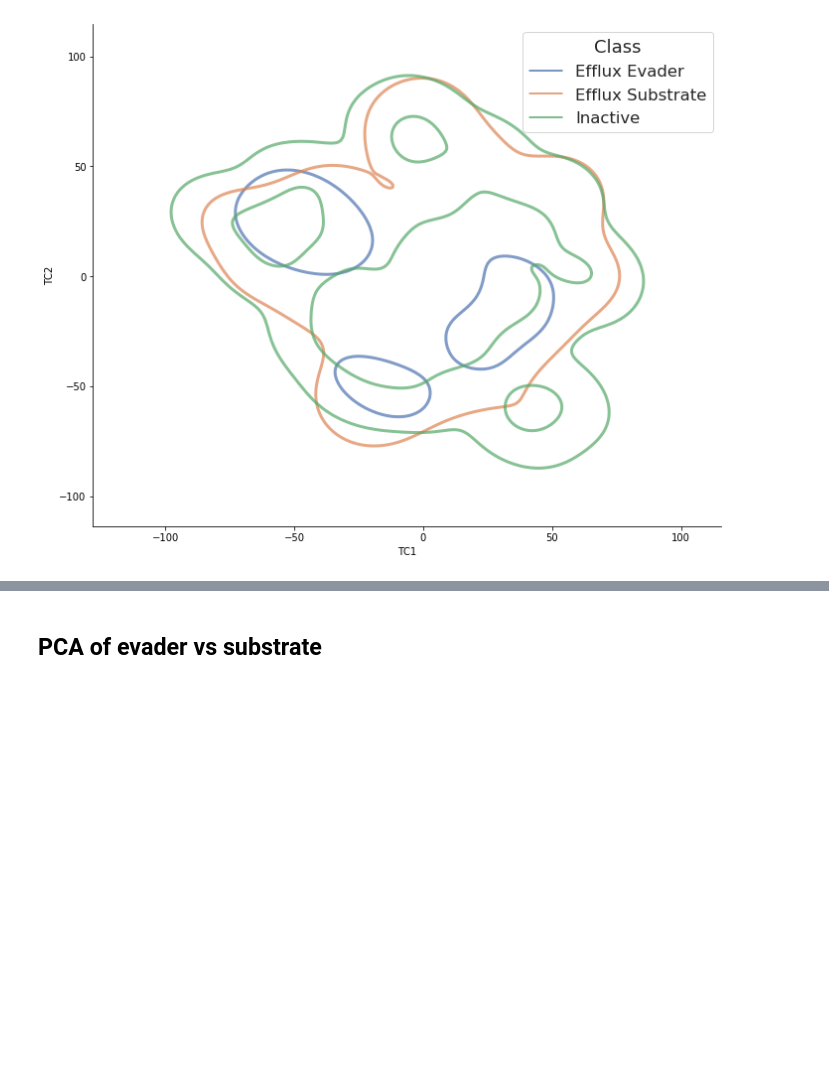
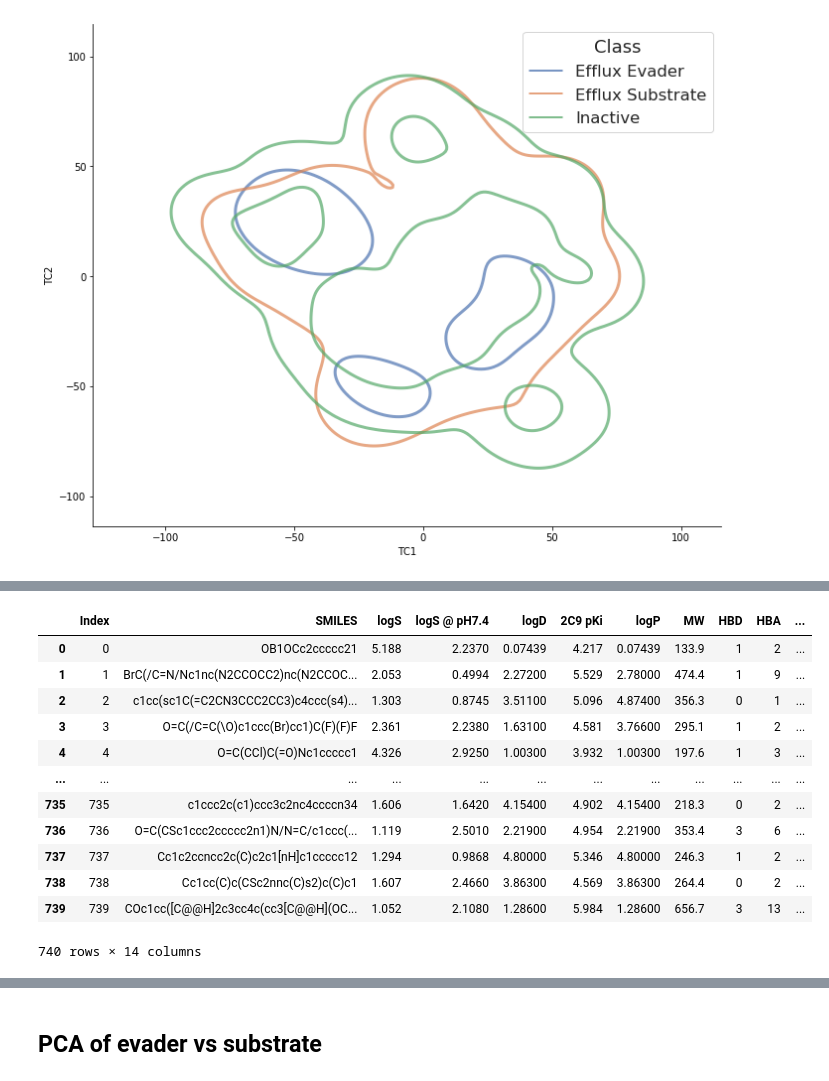
Before and after one commit to domgurvic/co_add_efflux, a Jupyter notebook: co_add/co_add_chaser.ipynb, the cells around one changed output, grey strips where cells are left out. Drawn from its saved outputs; the diff is of its cells as text; code cells hidden in the pictures; blank space fills up the shorter version.

```diff
--- a/co_add/co_add_chaser.ipynb
+++ b/co_add/co_add_chaser.ipynb
@@ -812,0 +843,16 @@ plt.savefig('figures/tsne_all_contour.png', dpi=600)
+# %%
+sub_and_evade_logd
+# %% [output]
+|  | Index | SMILES | logS | logS @ pH7.4 | logD | 2C9 pKi | logP | MW | HBD | HBA | ... |
+| 0 | 0 | OB1OCc2ccccc21 | 5.188 | 2.2370 | 0.07439 | 4.217 | 0.07439 | 133.9 | 1 | 2 | ... |
+| 1 | 1 | BrC(/C=N/Nc1nc(N2CCOCC2)nc(N2CCOC... | 2.053 | 0.4994 | 2.27200 | 5.529 | 2.78000 | 474.4 | 1 | 9 | ... |
+| 2 | 2 | c1cc(sc1C(=C2CN3CCC2CC3)c4ccc(s4)... | 1.303 | 0.8745 | 3.51100 | 5.096 | 4.87400 | 356.3 | 0 | 1 | ... |
+| 3 | 3 | O=C(/C=C(\O)c1ccc(Br)cc1)C(F)(F)F | 2.361 | 2.2380 | 1.63100 | 4.581 | 3.76600 | 295.1 | 1 | 2 | ... |
+| 4 | 4 | O=C(CCl)C(=O)Nc1ccccc1 | 4.326 | 2.9250 | 1.00300 | 3.932 | 1.00300 | 197.6 | 1 | 3 | ... |
+| ... | ... | ... | ... | ... | ... | ... | ... | ... | ... | ... | ... |
+| 735 | 735 | c1ccc2c(c1)ccc3c2nc4ccccn34 | 1.606 | 1.6420 | 4.15400 | 4.902 | 4.15400 | 218.3 | 0 | 2 | ... |
+| 736 | 736 | O=C(CSc1ccc2ccccc2n1)N/N=C/c1ccc(... | 1.119 | 2.5010 | 2.21900 | 4.954 | 2.21900 | 353.4 | 3 | 6 | ... |
+| 737 | 737 | Cc1c2ccncc2c(C)c2c1[nH]c1ccccc12 | 1.294 | 0.9868 | 4.80000 | 5.346 | 4.80000 | 246.3 | 1 | 2 | ... |
+| 738 | 738 | Cc1cc(C)c(CSc2nnc(C)s2)c(C)c1 | 1.607 | 2.4660 | 3.86300 | 4.569 | 3.86300 | 264.4 | 0 | 2 | ... |
+| 739 | 739 | COc1cc([C@@H]2c3cc4c(cc3[C@@H](OC... | 1.052 | 2.1080 | 1.28600 | 5.984 | 1.28600 | 656.7 | 3 | 13 | ... |
+740 rows × 14 columns
```
Also changed, not shown: parts of 10 cells of this notebook.
